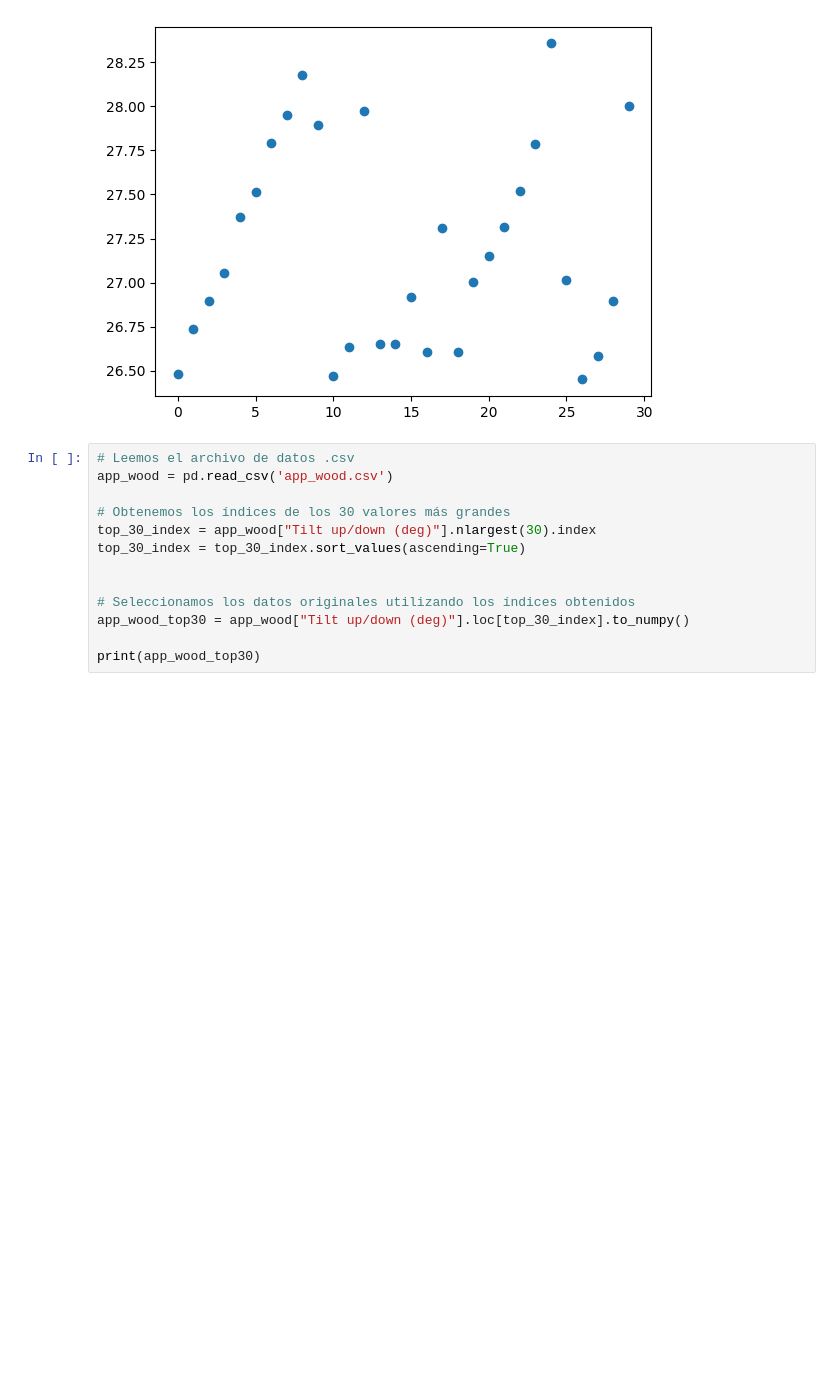
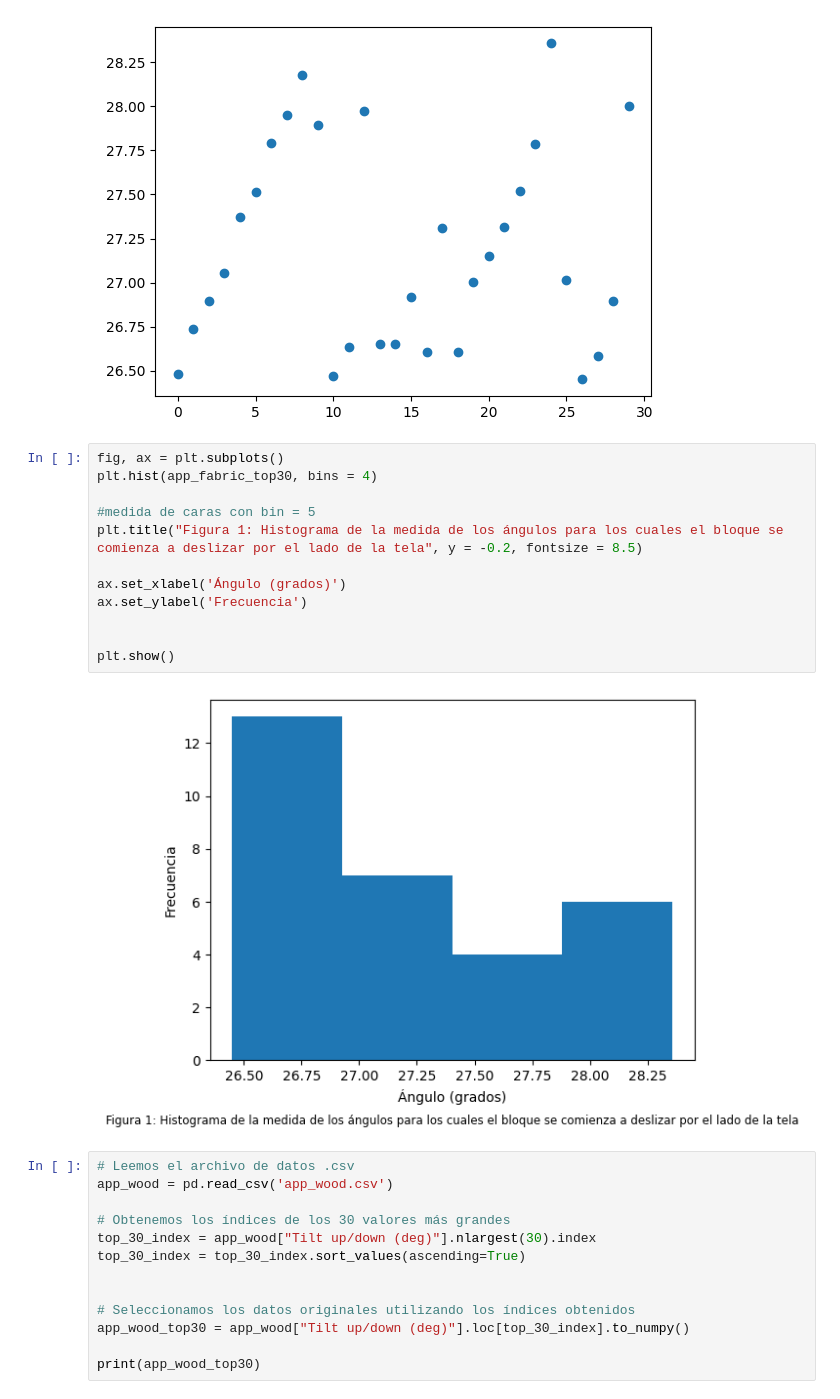
Before and after one commit to Hdavid1123/F-sica-Experimental-II-2024-1, a Jupyter notebook: Valores_incertidumbre.ipynb, the cells around one changed output. Drawn from its saved outputs; the diff is of its cells as text; blank space fills up the shorter version.

Commit message:
Histograms for wood and fabric side

```diff
--- a/Valores_incertidumbre.ipynb
+++ b/Valores_incertidumbre.ipynb
@@ -39,6 +39,20 @@ plt.plot(app_fabric_top30, "o")
 # %% [output]
 [<matplotlib.lines.Line2D at 0x...>]
 [figure]
+# %%
+fig, ax = plt.subplots()
+plt.hist(app_fabric_top30, bins = 4)
+
+#medida de caras con bin = 5
+plt.title("Figura 1: Histograma de la medida de los ángulos para los cuales el bloque se comienza a deslizar por el lado de la tela", y = -0.2, fontsize = 8.5)
+
+ax.set_xlabel('Ángulo (grados)')
+ax.set_ylabel('Frecuencia')
+
+
+plt.show()
+# %% [output]
+[figure, added]
 # %%
 # Leemos el archivo de datos .csv
 app_wood = pd.read_csv('app_wood.csv')
```
Also changed, not shown: parts of 1 cell of this notebook.
